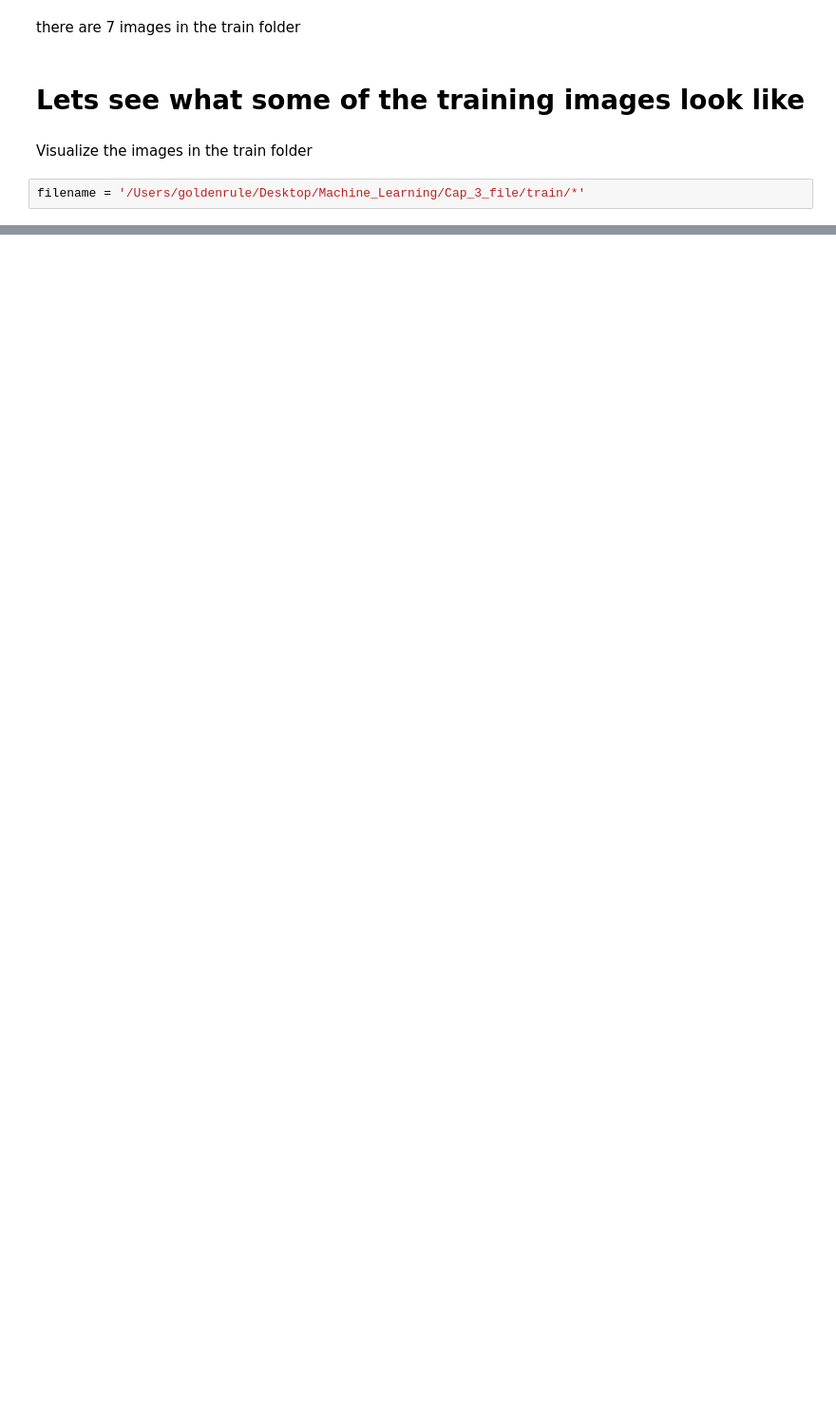
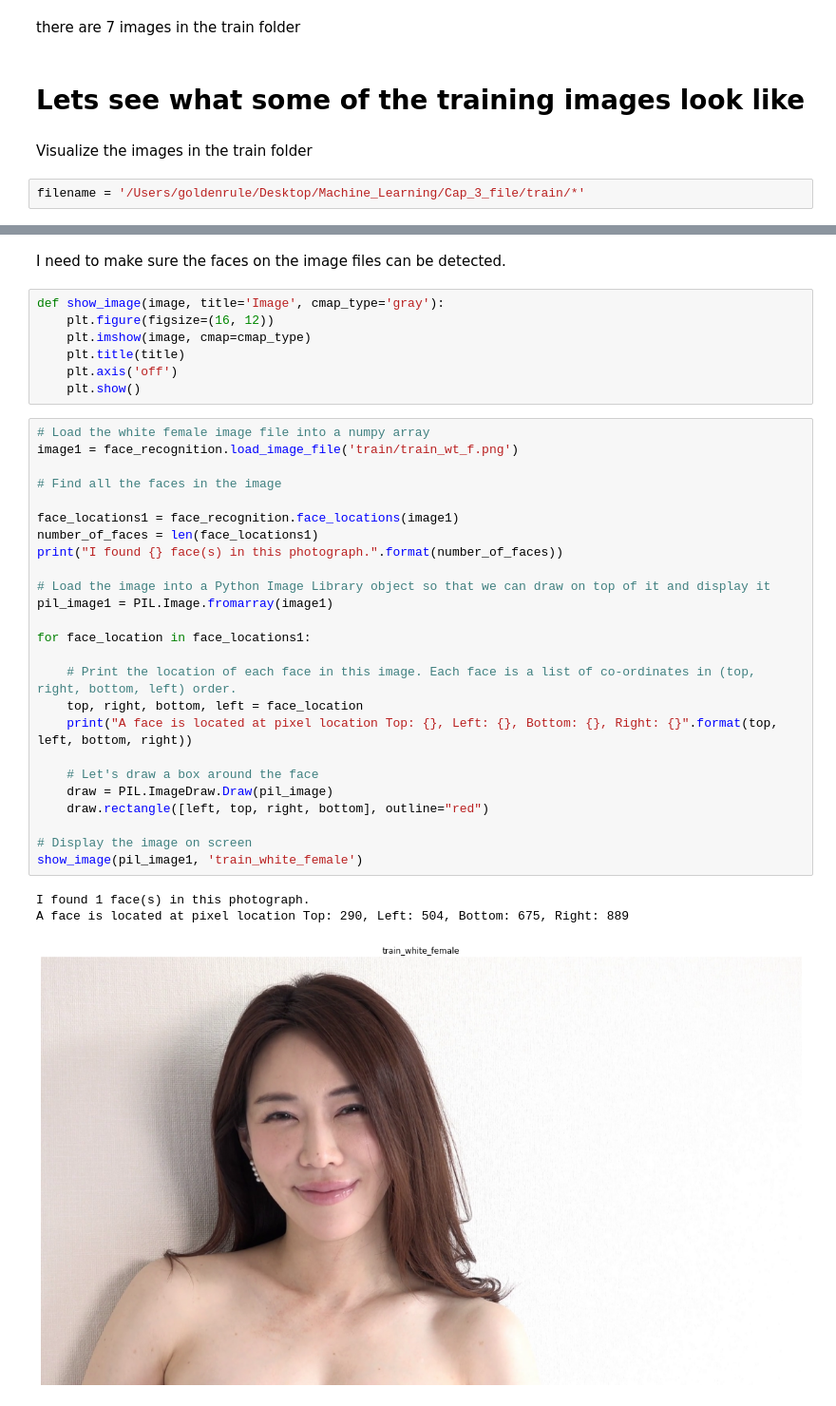
Before and after one commit to samokoye/Machine-Learning, a Jupyter notebook: Cap_3_file/Capstone 3 Preprocessing and Modeling.ipynb, the cells around one changed output, grey strips where cells are left out. Shown at 95% size. Drawn from its saved outputs; the diff is of its cells as text; blank space fills up the shorter version.

```diff
--- a/Cap_3_file/Capstone 3 Preprocessing and Modeling.ipynb
+++ b/Cap_3_file/Capstone 3 Preprocessing and Modeling.ipynb
@@ -105,0 +119,38 @@ plt.show();
+# %% [markdown]
+I need to make sure the faces on the image files can be detected.
+# %%
+def show_image(image, title='Image', cmap_type='gray'):
+    plt.figure(figsize=(16, 12))
+    plt.imshow(image, cmap=cmap_type)
+    plt.title(title)
+    plt.axis('off')
+    plt.show()
+# %%
+# Load the white female image file into a numpy array
+image1 = face_recognition.load_image_file('train/train_wt_f.png')
+
+# Find all the faces in the image
+
+face_locations1 = face_recognition.face_locations(image1)
+number_of_faces = len(face_locations1)
+print("I found {} face(s) in this photograph.".format(number_of_faces))
+
+# Load the image into a Python Image Library object so that we can draw on top of it and display it
+pil_image1 = PIL.Image.fromarray(image1)
+
+for face_location in face_locations1:
+
+    # Print the location of each face in this image. Each face is a list of co-ordinates in (top, right, bottom, left) order.
+    top, right, bottom, left = face_location
+    print("A face is located at pixel location Top: {}, Left: {}, Bottom: {}, Right: {}".format(top, left, bottom, right))
+
+    # Let's draw a box around the face
+    draw = PIL.ImageDraw.Draw(pil_image)
+    draw.rectangle([left, top, right, bottom], outline="red")
+
+# Display the image on screen
+show_image(pil_image1, 'train_white_female')
+# %% [output]
+I found 1 face(s) in this photograph.
+A face is located at pixel location Top: 290, Left: 504, Bottom: 675, Right: 889
+[figure, added]
```
Also changed, not shown: parts of 48 cells of this notebook, 1 other file.
